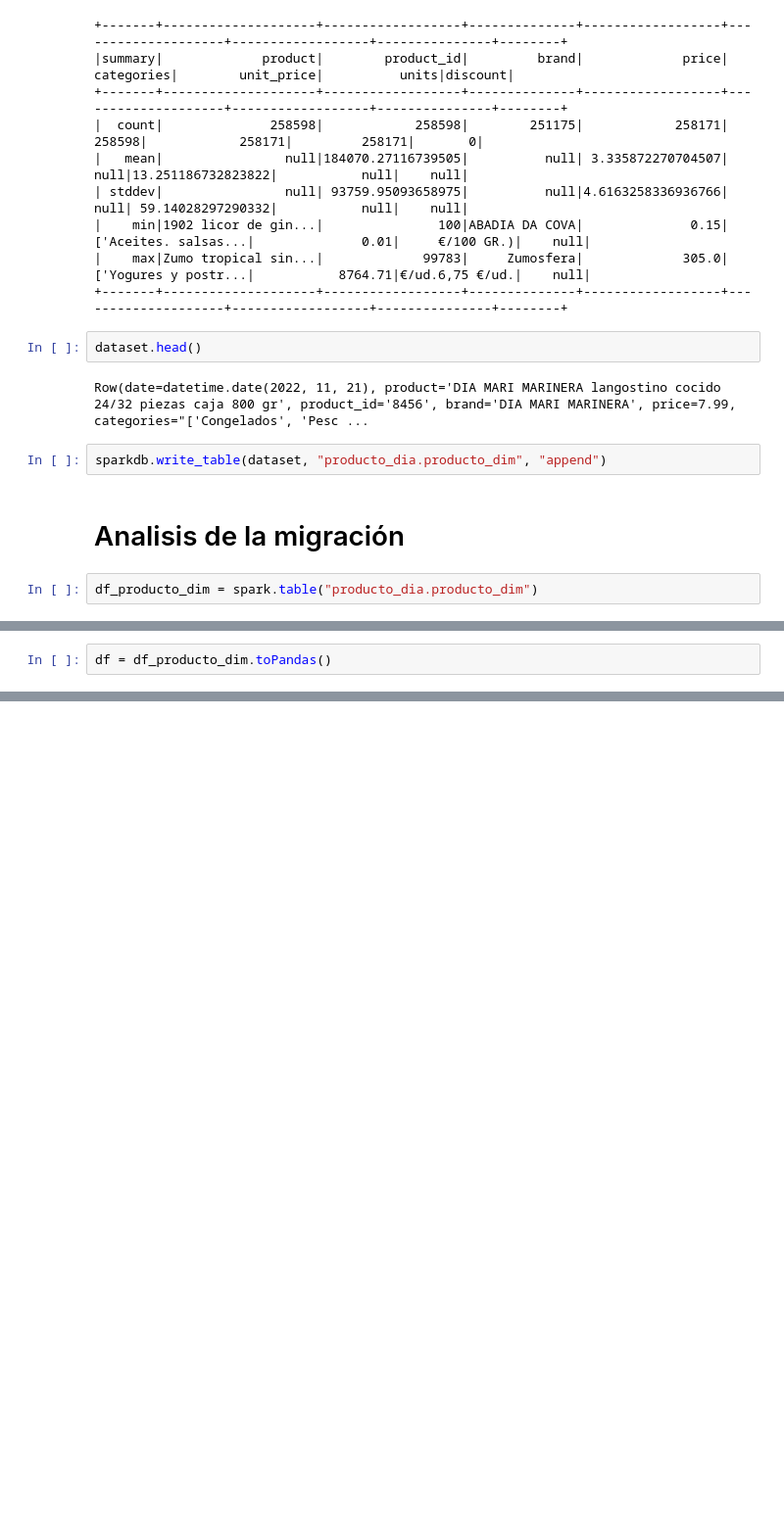
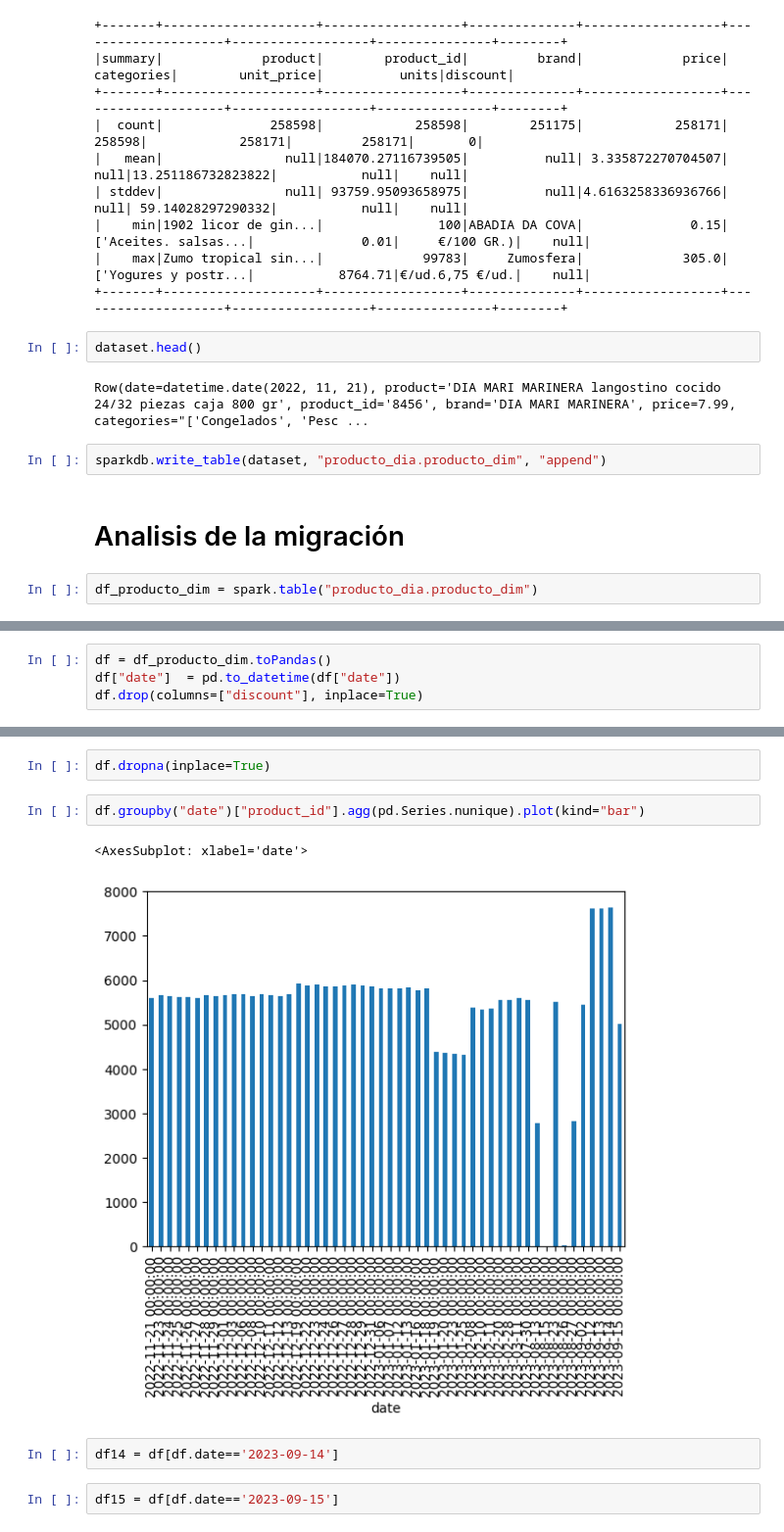
Before and after one commit to cperezh/FoodECommerceScraper, a Jupyter notebook: source/Producto_DIA_DP/Migracion Dataset.ipynb, the cells around one changed output, grey strips where cells are left out. Shown: that part at 98% size. Cells and saved outputs as stored; diff of their text form; blank space fills up the shorter version.

```diff
--- a/source/Producto_DIA_DP/Migracion Dataset.ipynb
+++ b/source/Producto_DIA_DP/Migracion Dataset.ipynb
@@ -67,5 +67,7 @@ df_producto_dim.summary().show()
 # %%
 df = df_producto_dim.toPandas()
+df["date"]  = pd.to_datetime(df["date"])
+df.drop(columns=["discount"], inplace=True)
 # %%
 df.info()
 # %% [output]
@@ -95,0 +110,11 @@ df.groupby([df.date.dt.year,df.date.dt.month])["product_id"].agg(pd.Series.nuniq
+# %%
+df.dropna(inplace=True)
+# %%
+df.groupby("date")["product_id"].agg(pd.Series.nunique).plot(kind="bar")
+# %% [output]
+<AxesSubplot: xlabel='date'>
+[figure, added]
+# %%
+df14 = df[df.date=='2023-09-14']
+# %%
+df15 = df[df.date=='2023-09-15']
```
Also changed, not shown: parts of 8 cells of this notebook, 2 other files.
